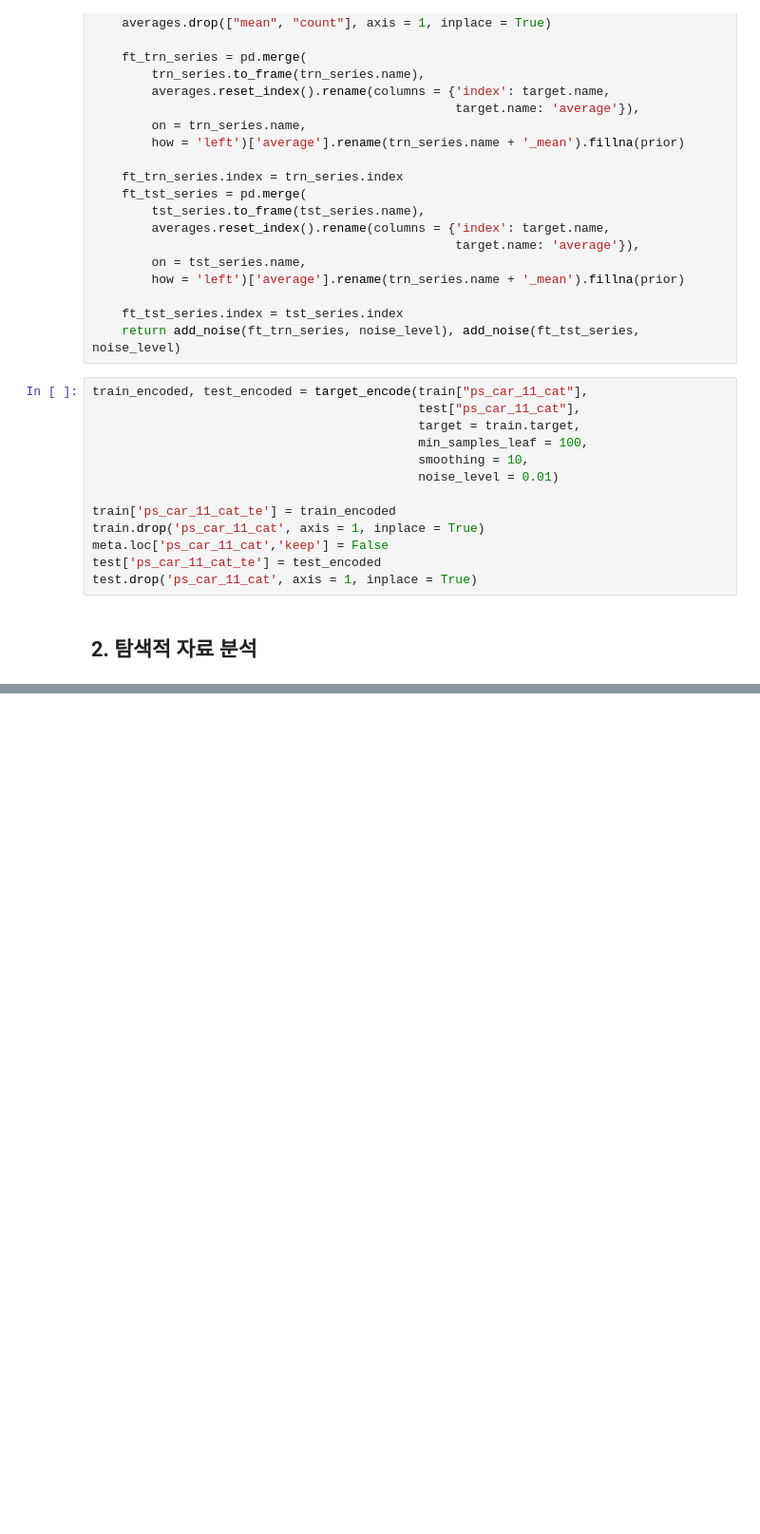
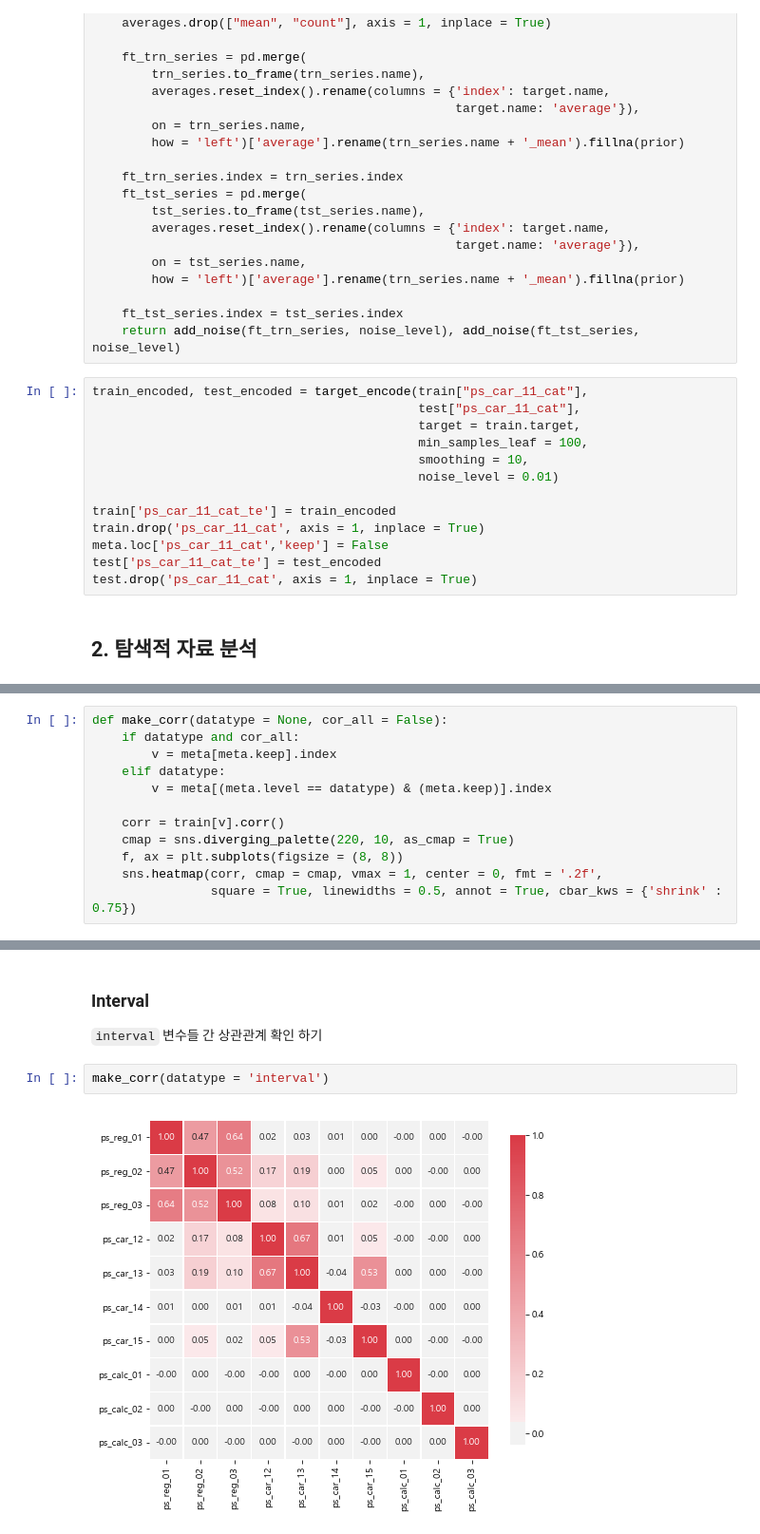
Before and after one commit to hodurie/Kaggle_Challenge, a Jupyter notebook: Porto Seguro/Porto Seguro.ipynb, the cells around one changed output, grey strips where cells are left out. Shown at 95% size. Cells and saved outputs as stored; diff of their text form; blank space fills up the shorter version.

```diff
--- a/Porto Seguro/Porto Seguro.ipynb
+++ b/Porto Seguro/Porto Seguro.ipynb
@@ -518,0 +555,12 @@ test.drop('ps_car_11_cat', axis = 1, inplace = True)
+# %%
+def make_corr(datatype = None, cor_all = False):
+    if datatype and cor_all:
+        v = meta[meta.keep].index
+    elif datatype:
+        v = meta[(meta.level == datatype) & (meta.keep)].index
+
+    corr = train[v].corr()
+    cmap = sns.diverging_palette(220, 10, as_cmap = True)
+    f, ax = plt.subplots(figsize = (8, 8))
+    sns.heatmap(corr, cmap = cmap, vmax = 1, center = 0, fmt = '.2f',
+                square = True, linewidths = 0.5, annot = True, cbar_kws = {'shrink' : 0.75})
@@ -518,0 +622,7 @@ test.drop('ps_car_11_cat', axis = 1, inplace = True)
+# %% [markdown]
+### Interval
+`interval` 변수들 간 상관관계 확인 하기
+# %%
+make_corr(datatype = 'interval')
+# %% [output]
+[figure, added]
```
Also changed, not shown: parts of 20 cells of this notebook.
